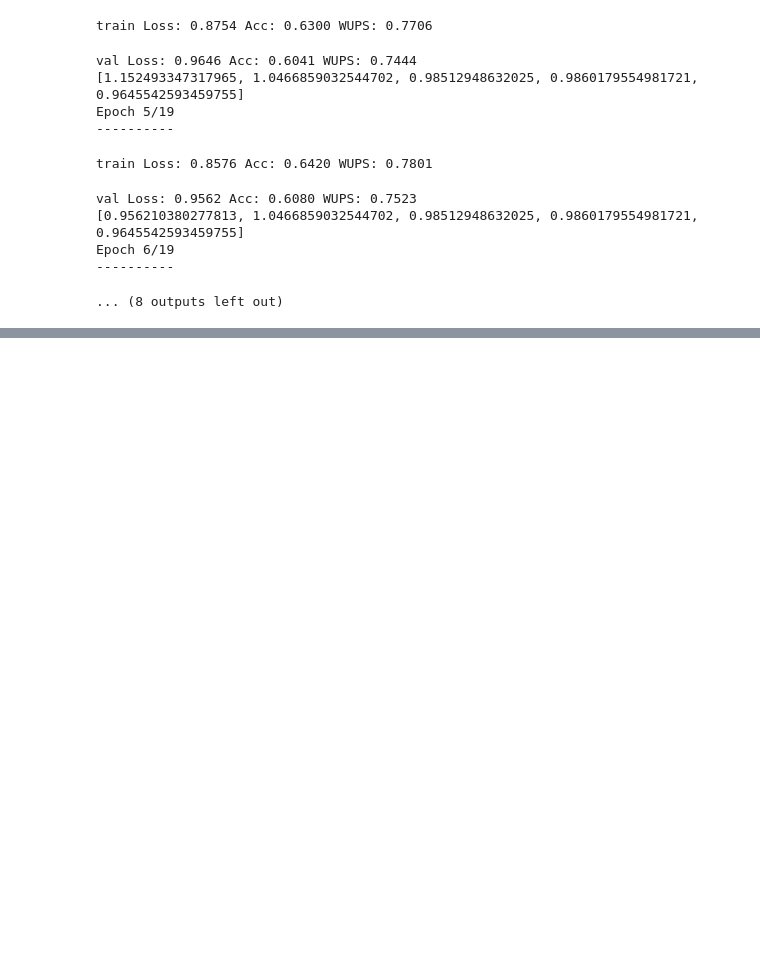
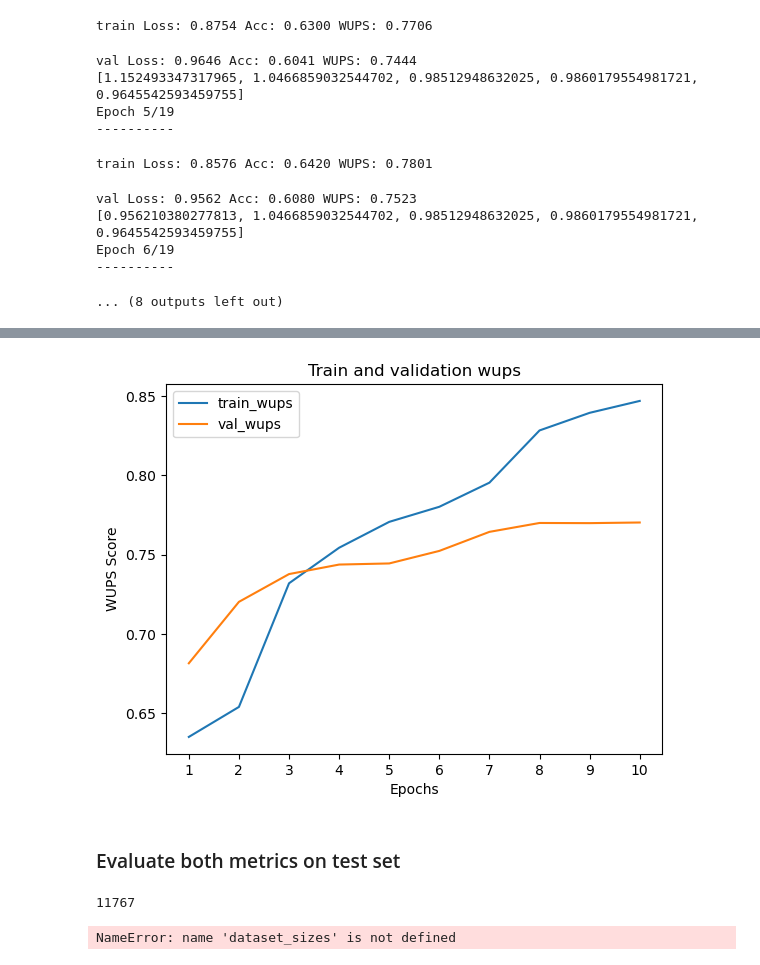
Before and after one commit to harrysun23w/dl4cv-film-vqa, a Jupyter notebook: codes.ipynb, the cells around one changed output, grey strips where cells are left out. Saved outputs shown, nothing was run; the diff lists cells and outputs as text; code cells hidden in the pictures; blank space fills up the shorter version.

```diff
--- a/codes.ipynb
+++ b/codes.ipynb
@@ -680,0 +727,15 @@ Epoch 6/19
+# %%
+fig = plt.figure()
+rangez = np.arange(1,11)
+plt.plot(rangez, train_wups, label='train_wups')
+plt.plot(rangez, val_wups, label='val_wups')
+plt.xlabel('Epochs')
+plt.ylabel('WUPS Score')
+plt.legend()
+plt.xticks(rangez)
+plt.title('Train and validation wups')
+plt.show()
+# %% [output]
+[figure, added]
+# %% [markdown]
+### Evaluate both metrics on test set
@@ -680,0 +744,31 @@ Epoch 6/19
+# %%
+len(test_data)
+# %% [output]
+11767
+# %%
+criterion = nn.CrossEntropyLoss()
+
+batch_size = 32
+running_loss = 0.0
+running_corrects = 0
+running_wups = 0.0
+with tqdm.tqdm(test_loader, unit='batch') as tepoch:
+    for img, question_embedding, question, answer in tepoch:
+        img = img
+        answer = answer.to(device)
+        question_embedding = question_embedding.to(device)
+        context = question_embedding
+        img = FE(img).to(device)
+
+        # forward
+        # track history if only in train
+        outputs = model(img,question_embedding)
+        _, preds = torch.max(outputs, 1)
+        loss = criterion(outputs, answer)
+
+        # statistics
+        running_loss += loss.item() * img.size(0)
+        running_corrects += torch.sum(preds == answer.data)
+        running_wups += batch_wup_measure(answer.data, preds)
+# %% [output]
+NameError: name 'dataset_sizes' is not defined
```
Also changed, not shown: parts of 21 cells of this notebook.
